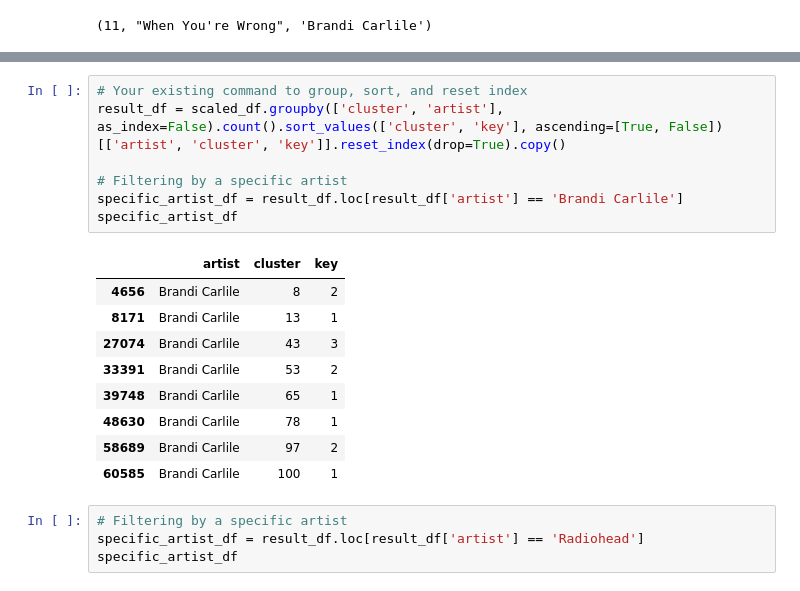
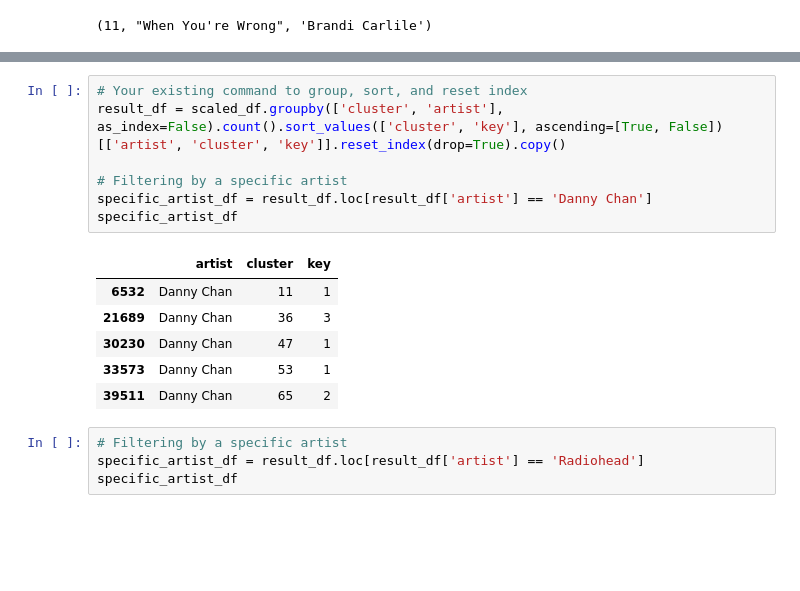
Before and after one commit to TheFriendlyTwin/project-song-recommender, a Jupyter notebook: Project_Song Recomender-Kaggle Spotify dataset.ipynb, the cells around one changed output, grey strips where cells are left out. Saved outputs shown, nothing was run; the diff lists cells and outputs as text; blank space fills up the shorter version.

```diff
--- a/Project_Song Recomender-Kaggle Spotify dataset.ipynb
+++ b/Project_Song Recomender-Kaggle Spotify dataset.ipynb
@@ -458,20 +525,17 @@ Or try with the following pattern: <song_name> - <artist_name>
 # %%
 # Your existing command to group, sort, and reset index
 result_df = scaled_df.groupby(['cluster', 'artist'], as_index=False).count().sort_values(['cluster', 'key'], ascending=[True, False])[['artist', 'cluster', 'key']].reset_index(drop=True).copy()
 
 # Filtering by a specific artist
-specific_artist_df = result_df.loc[result_df['artist'] == 'Brandi Carlile']
+specific_artist_df = result_df.loc[result_df['artist'] == 'Danny Chan']
 specific_artist_df
 # %% [output]
 |  | artist | cluster | key |
-| 4656 | Brandi Carlile | 8 | 2 |
-| 8171 | Brandi Carlile | 13 | 1 |
-| 27074 | Brandi Carlile | 43 | 3 |
-| 33391 | Brandi Carlile | 53 | 2 |
-| 39748 | Brandi Carlile | 65 | 1 |
-| 48630 | Brandi Carlile | 78 | 1 |
-| 58689 | Brandi Carlile | 97 | 2 |
-| 60585 | Brandi Carlile | 100 | 1 |
+| 6532 | Danny Chan | 11 | 1 |
+| 21689 | Danny Chan | 36 | 3 |
+| 30230 | Danny Chan | 47 | 1 |
+| 33573 | Danny Chan | 53 | 1 |
+| 39511 | Danny Chan | 65 | 2 |
 # %%
 # Filtering by a specific artist
 specific_artist_df = result_df.loc[result_df['artist'] == 'Radiohead']
```
Also changed, not shown: parts of 6 cells of this notebook, 1 other file.
